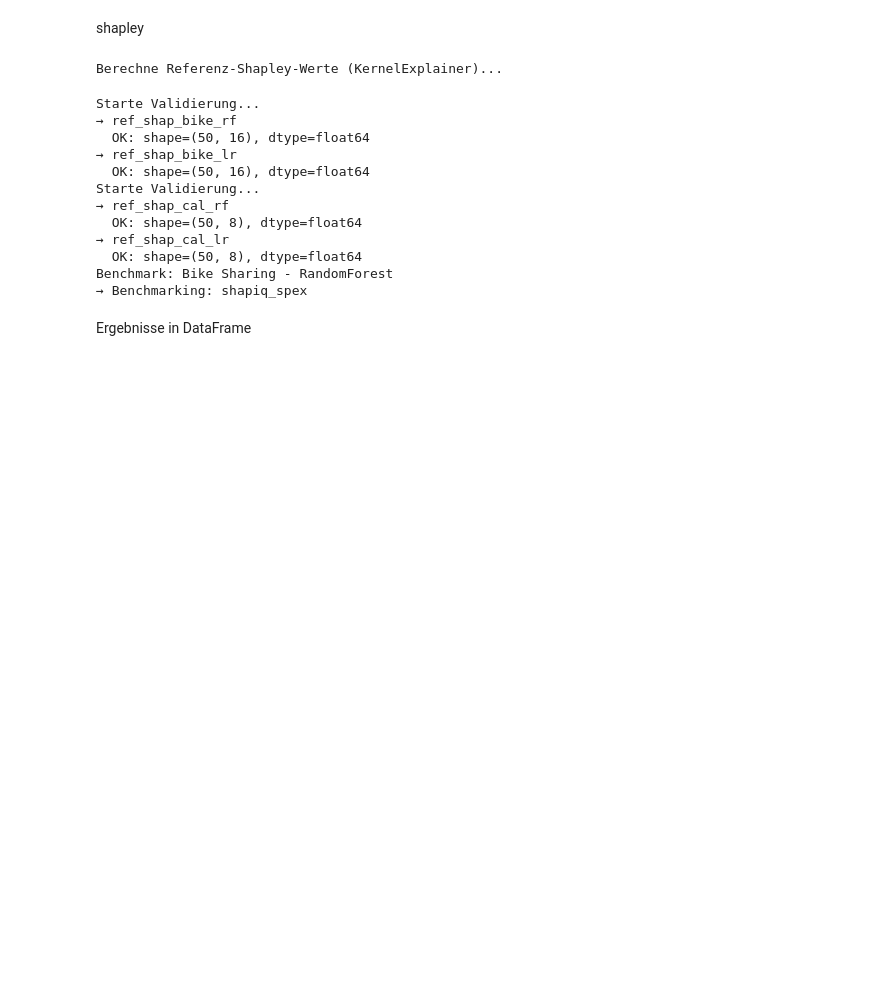
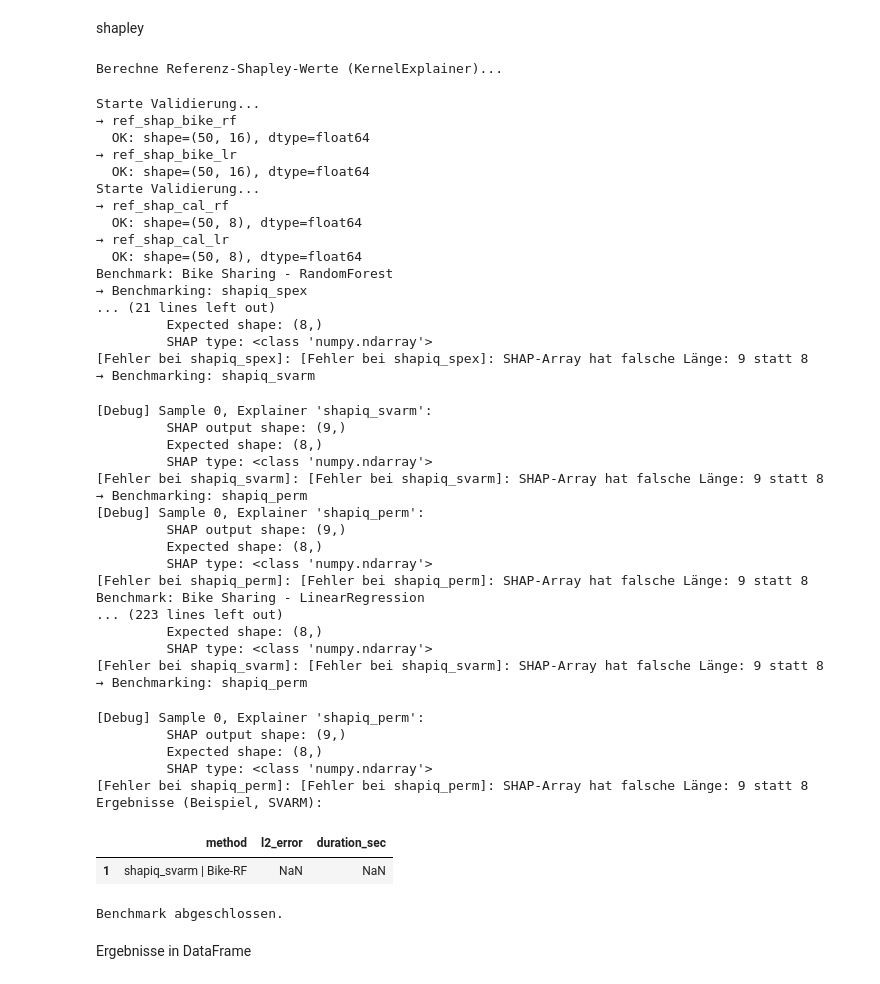
Before and after one commit to s-hutt/sep-aiml-25, a Jupyter notebook: docs/source/examples/runtime_analysis_shap_vs_shapiq.ipynb, the cells around one changed output. Saved outputs shown, nothing was run; the diff lists cells and outputs as text; code cells hidden in the pictures; blank space fills up the shorter version.

Commit message:
fix: added runtime_analysis_shap_vs_shapiq.ipynb

```diff
--- a/docs/source/examples/runtime_analysis_shap_vs_shapiq.ipynb
+++ b/docs/source/examples/runtime_analysis_shap_vs_shapiq.ipynb
@@ -131,10 +131,16 @@ print("California Housing LinearRegression trainiert.")
 
 def model_predict_wrapper(model, feature_names):
     def predict(X):
-        if not isinstance(X, pd.DataFrame):
+        if isinstance(X, np.ndarray):
             X = pd.DataFrame(X, columns=feature_names)
+        elif isinstance(X, pd.Series):
+            # convert Series to DataFrame with one row
+            X = pd.DataFrame([X.values], columns=feature_names)
+        elif not isinstance(X, pd.DataFrame):
+            raise ValueError("Input must be DataFrame, Series, or 2D NumPy array.")
         return model.predict(X)
     return predict
+
 
 # Feature-Namen
 feature_names_bike = X_bike_proc_sampled.columns.tolist()
@@ -363,16 +419,20 @@ explainers_cal_lr = {
 
 # --- Benchmark ---
 print("Benchmark: Bike Sharing - RandomForest")
-results_bike_rf = benchmark_shap_explainers(explainers_bike_rf, X_bike_proc_sampled, ref_shap_bike_rf)
+X_benchmark = X_bike_proc_sampled.iloc[:ref_shap_bike_rf.shape[0]]
+results_bike_rf = benchmark_shap_explainers(explainers_bike_rf, X_benchmark, ref_shap_bike_rf)
 
 print("Benchmark: California Housing - RandomForest")
-results_cal_rf = benchmark_shap_explainers(explainers_cal_rf, X_cal_proc_sampled, ref_shap_cal_rf)
+X_benchmark_cal = X_cal_proc_sampled.iloc[:ref_shap_cal_rf.shape[0]]
+results_cal_rf = benchmark_shap_explainers(explainers_cal_rf, X_benchmark_cal, ref_shap_cal_rf)
 
 print("Benchmark: Bike Sharing - LinearRegression")
-results_bike_lr = benchmark_shap_explainers(explainers_bike_lr, X_bike_proc_sampled, ref_shap_bike_lr)
+X_benchmark_bike_lr = X_bike_proc_sampled.iloc[:ref_shap_bike_lr.shape[0]]
+results_bike_lr = benchmark_shap_explainers(explainers_bike_lr, X_benchmark_bike_lr, ref_shap_bike_lr)
 
 print("Benchmark: California Housing - LinearRegression")
-results_cal_lr = benchmark_shap_explainers(explainers_cal_lr, X_cal_proc_sampled, ref_shap_cal_lr)
+X_benchmark_cal_lr = X_cal_proc_sampled.iloc[:ref_shap_cal_lr.shape[0]]
+results_cal_lr = benchmark_shap_explainers(explainers_cal_lr, X_benchmark_cal_lr, ref_shap_cal_lr)
 
 results_dfs = [
     df.assign(method=lambda d: d["method"] + " | Bike-RF") for df in [results_bike_rf] if not df.empty
@@ -390,33 +450,64 @@ df_results = pd.concat(results_dfs, ignore_index=True)
 results_list = []
 
 if not results_bike_rf.empty:
     results_list.append(results_bike_rf.assign(method=lambda df: df["method"] + " | Bike-RF"))
 if not results_bike_lr.empty:
     results_list.append(results_bike_lr.assign(method=lambda df: df["method"] + " | Bike-LR"))
 if not results_cal_rf.empty:
     results_list.append(results_cal_rf.assign(method=lambda df: df["method"] + " | Cal-RF"))
 if not results_cal_lr.empty:
     results_list.append(results_cal_lr.assign(method=lambda df: df["method"] + " | Cal-LR"))
 
 df_results = pd.concat(results_list, ignore_index=True)
 
 print("Ergebnisse (Beispiel, SVARM):")
 display(df_results[df_results["method"].str.contains("svarm")].head(1))
 
 print("Benchmark abgeschlossen.")
 # %% [output]
 Starte Validierung...
 → ref_shap_bike_rf
   OK: shape=(50, 16), dtype=float64
 → ref_shap_bike_lr
   OK: shape=(50, 16), dtype=float64
 Starte Validierung...
 → ref_shap_cal_rf
   OK: shape=(50, 8), dtype=float64
 → ref_shap_cal_lr
   OK: shape=(50, 8), dtype=float64
 Benchmark: Bike Sharing - RandomForest
 → Benchmarking: shapiq_spex
+... (21 lines left out)
+         Expected shape: (8,)
+         SHAP type: <class 'numpy.ndarray'>
+[Fehler bei shapiq_spex]: [Fehler bei shapiq_spex]: SHAP-Array hat falsche Länge: 9 statt 8
+→ Benchmarking: shapiq_svarm
+[Debug] Sample 0, Explainer 'shapiq_svarm':
+         SHAP output shape: (9,)
+         Expected shape: (8,)
+         SHAP type: <class 'numpy.ndarray'>
+[Fehler bei shapiq_svarm]: [Fehler bei shapiq_svarm]: SHAP-Array hat falsche Länge: 9 statt 8
+→ Benchmarking: shapiq_perm
+[Debug] Sample 0, Explainer 'shapiq_perm':
+         SHAP output shape: (9,)
+         Expected shape: (8,)
+         SHAP type: <class 'numpy.ndarray'>
+[Fehler bei shapiq_perm]: [Fehler bei shapiq_perm]: SHAP-Array hat falsche Länge: 9 statt 8
+Benchmark: Bike Sharing - LinearRegression
+... (223 lines left out)
+         Expected shape: (8,)
+         SHAP type: <class 'numpy.ndarray'>
+[Fehler bei shapiq_svarm]: [Fehler bei shapiq_svarm]: SHAP-Array hat falsche Länge: 9 statt 8
+→ Benchmarking: shapiq_perm
+[Debug] Sample 0, Explainer 'shapiq_perm':
+         SHAP output shape: (9,)
+         Expected shape: (8,)
+         SHAP type: <class 'numpy.ndarray'>
+[Fehler bei shapiq_perm]: [Fehler bei shapiq_perm]: SHAP-Array hat falsche Länge: 9 statt 8
+Ergebnisse (Beispiel, SVARM):
+|  | method | l2_error | duration_sec |
+| 1 | shapiq_svarm | Bike-RF | NaN | NaN |
+Benchmark abgeschlossen.
 # %% [markdown]
 Ergebnisse in DataFrame
 # %% [markdown]
```
Also changed, not shown: parts of 4 cells of this notebook.
